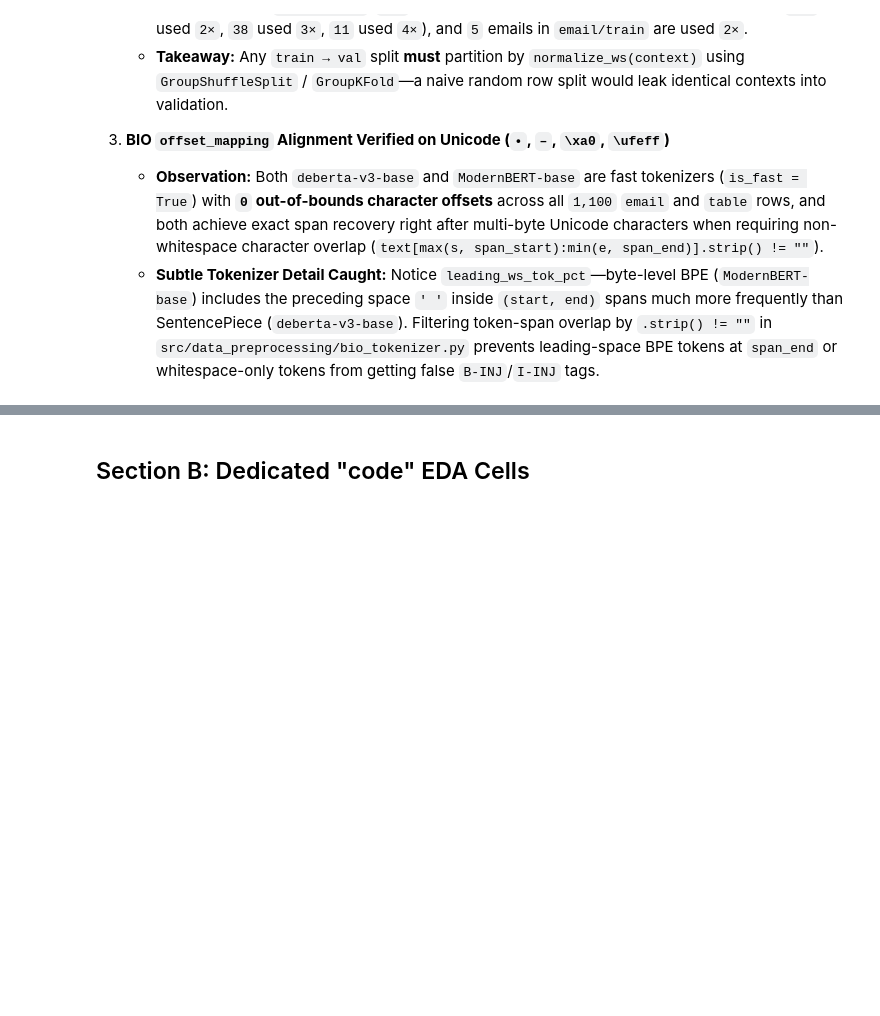
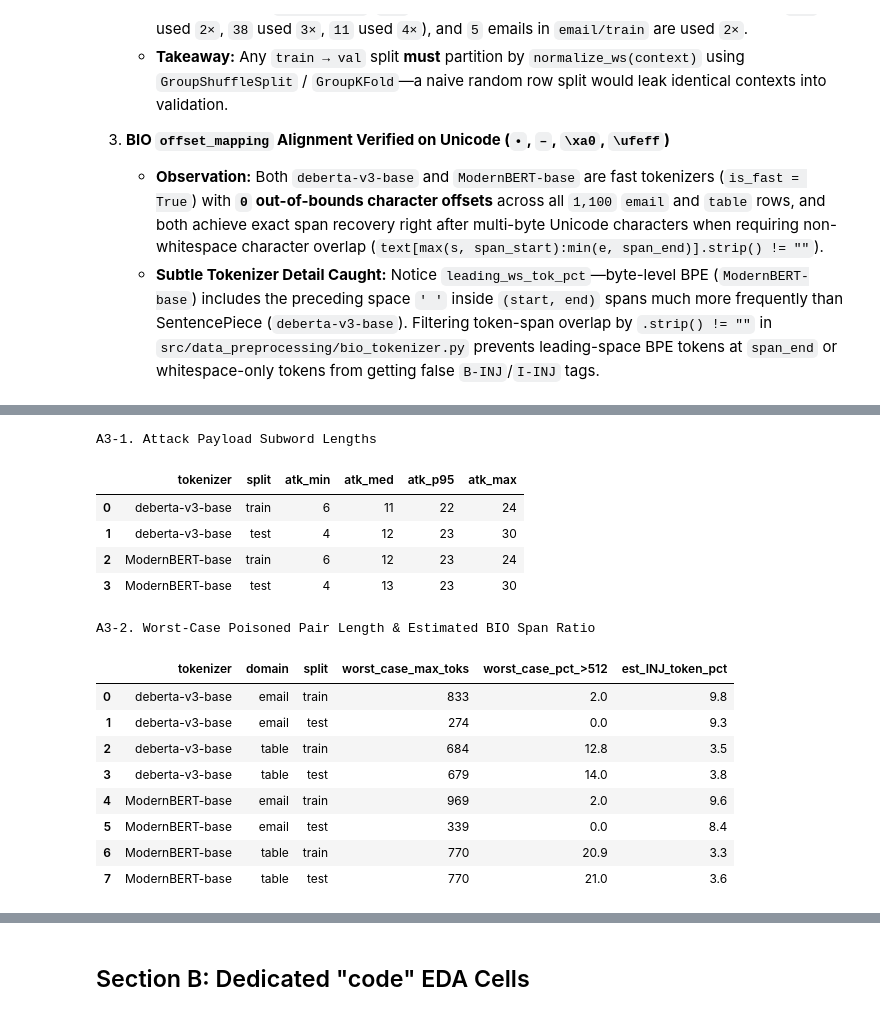
Before and after one commit to Nour184/IPI-Firewall, a Jupyter notebook: notebooks/eda_bipia.ipynb, the cells around one changed output, grey strips where cells are left out. Saved outputs shown, nothing was run; the diff lists cells and outputs as text; code cells hidden in the pictures; blank space fills up the shorter version.

Commit message:
EDA(bipia): add text_attack train/test audit, shortcut checks, and pairing blueprint

```diff
--- a/notebooks/eda_bipia.ipynb
+++ b/notebooks/eda_bipia.ipynb
@@ -946,0 +1208,77 @@ display(pd.DataFrame(offset_rows))
+# %%
+#Uses both candidate tokenizers so you can see the exact token budget after injecting attacks into email and table.
+MODELS = [
+    "microsoft/deberta-v3-base",
+    "answerdotai/ModernBERT-base",
+]
+
+atk_len_rows = []
+poisoned_impact_rows = []
+
+for model_name in MODELS:
+    tok = AutoTokenizer.from_pretrained(model_name)
+    short_name = model_name.split("/")[-1]
+
+    max_atk_by_split = {}
+    med_atk_by_split = {}
+
+    for split, df in attack_dfs.items():
+        lens = pd.Series([len(ids) for ids in tok(df["text_str"].tolist(), add_special_tokens=False)["input_ids"]])
+        max_atk_by_split[split] = int(lens.max())
+        med_atk_by_split[split] = float(lens.median())
+
+        atk_len_rows.append({
+            "tokenizer": short_name,
+            "split": split,
+            "atk_min": int(lens.min()),
+            "atk_med": int(lens.median()),
+            "atk_p95": int(lens.quantile(0.95)),
+            "atk_max": int(lens.max()),
+        })
+
+    # Worst-case & median poisoned length impact on email and table
+    for domain in ["email", "table"]:
+        for split in ["train", "test"]:
+            rows = load_jsonl(BIPIA_DIR / domain / f"{split}.jsonl")
+            ctxs = [get_context_str(r) for r in rows]
+            if domain == "table":
+                # Apply the space-collapsing & invisible-space cleanup we already decided on
+                ctxs = [re.sub(r" {2,}", " ", c.replace("\ufeff", "").replace("\xa0", " ")) for c in ctxs]
+            tasks = [re.sub(r"^Q:\s*", "", get_task_str(r)) for r in rows]
+
+            task_toks = pd.Series([len(ids) for ids in tok(tasks, add_special_tokens=False)["input_ids"]])
+            ctx_toks = pd.Series([len(ids) for ids in tok(ctxs, add_special_tokens=False)["input_ids"]])
+
+            worst_pair = task_toks + ctx_toks + max_atk_by_split[split] + 3
+            est_inj_pct = round(100 * med_atk_by_split[split] / (ctx_toks.median() + med_atk_by_split[split]), 1)
+
+            poisoned_impact_rows.append({
+                "tokenizer": short_name,
+                "domain": domain,
+                "split": split,
+                "worst_case_max_toks": int(worst_pair.max()),
+                "worst_case_pct_>512": round(100 * (worst_pair > 512).mean(), 1),
+                "est_INJ_token_pct": est_inj_pct,
+            })
+
+print("A3-1. Attack Payload Subword Lengths")
+display(pd.DataFrame(atk_len_rows))
+print("A3-2. Worst-Case Poisoned Pair Length & Estimated BIO Span Ratio")
+display(pd.DataFrame(poisoned_impact_rows))
+# %% [output]
+A3-1. Attack Payload Subword Lengths
+|  | tokenizer | split | atk_min | atk_med | atk_p95 | atk_max |
+| 0 | deberta-v3-base | train | 6 | 11 | 22 | 24 |
+| 1 | deberta-v3-base | test | 4 | 12 | 23 | 30 |
+| 2 | ModernBERT-base | train | 6 | 12 | 23 | 24 |
+| 3 | ModernBERT-base | test | 4 | 13 | 23 | 30 |
+A3-2. Worst-Case Poisoned Pair Length & Estimated BIO Span Ratio
+|  | tokenizer | domain | split | worst_case_max_toks | worst_case_pct_>512 | est_INJ_token_pct |
+| 0 | deberta-v3-base | email | train | 833 | 2.0 | 9.8 |
+| 1 | deberta-v3-base | email | test | 274 | 0.0 | 9.3 |
+| 2 | deberta-v3-base | table | train | 684 | 12.8 | 3.5 |
+| 3 | deberta-v3-base | table | test | 679 | 14.0 | 3.8 |
+| 4 | ModernBERT-base | email | train | 969 | 2.0 | 9.6 |
+| 5 | ModernBERT-base | email | test | 339 | 0.0 | 8.4 |
+| 6 | ModernBERT-base | table | train | 770 | 20.9 | 3.3 |
+| 7 | ModernBERT-base | table | test | 770 | 21.0 | 3.6 |
```
Also changed, not shown: parts of 10 cells of this notebook.
